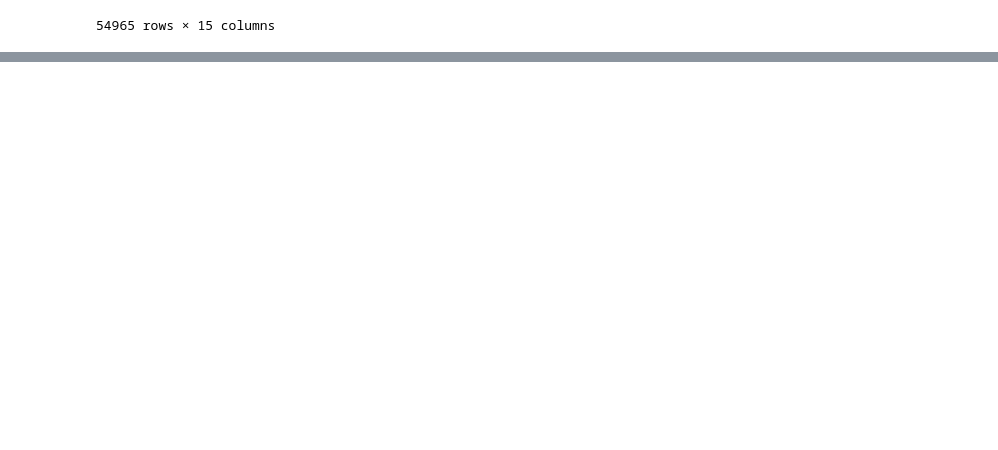
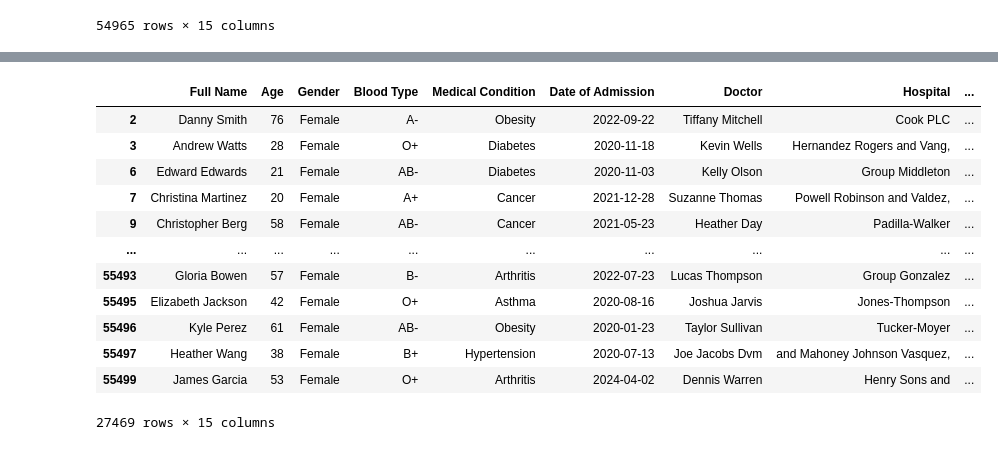
Before and after one commit to mahimarawat0707/Learn-Python-with-Me, a Jupyter notebook: Library/Pandas/pandas2.ipynb, the cells around one changed output, grey strips where cells are left out. Cells and saved outputs as stored; diff of their text form; code cells hidden in the pictures; blank space fills up the shorter version.

```diff
--- a/Library/Pandas/pandas2.ipynb
+++ b/Library/Pandas/pandas2.ipynb
@@ -514,0 +547,16 @@ df.astype({"Age":"int"})
+# %%
+df.query("Gender == 'Female'")
+# %% [output]
+|  | Full Name | Age | Gender | Blood Type | Medical Condition | Date of Admission | Doctor | Hospital | ... |
+| 2 | Danny Smith | 76 | Female | A- | Obesity | 2022-09-22 | Tiffany Mitchell | Cook PLC | ... |
+| 3 | Andrew Watts | 28 | Female | O+ | Diabetes | 2020-11-18 | Kevin Wells | Hernandez Rogers and Vang, | ... |
+| 6 | Edward Edwards | 21 | Female | AB- | Diabetes | 2020-11-03 | Kelly Olson | Group Middleton | ... |
+| 7 | Christina Martinez | 20 | Female | A+ | Cancer | 2021-12-28 | Suzanne Thomas | Powell Robinson and Valdez, | ... |
+| 9 | Christopher Berg | 58 | Female | AB- | Cancer | 2021-05-23 | Heather Day | Padilla-Walker | ... |
+| ... | ... | ... | ... | ... | ... | ... | ... | ... | ... |
+| 55493 | Gloria Bowen | 57 | Female | B- | Arthritis | 2022-07-23 | Lucas Thompson | Group Gonzalez | ... |
+| 55495 | Elizabeth Jackson | 42 | Female | O+ | Asthma | 2020-08-16 | Joshua Jarvis | Jones-Thompson | ... |
+| 55496 | Kyle Perez | 61 | Female | AB- | Obesity | 2020-01-23 | Taylor Sullivan | Tucker-Moyer | ... |
+| 55497 | Heather Wang | 38 | Female | B+ | Hypertension | 2020-07-13 | Joe Jacobs Dvm | and Mahoney Johnson Vasquez, | ... |
+| 55499 | James Garcia | 53 | Female | O+ | Arthritis | 2024-04-02 | Dennis Warren | Henry Sons and | ... |
+27469 rows × 15 columns
```
Also changed, not shown: parts of 2 cells of this notebook.
